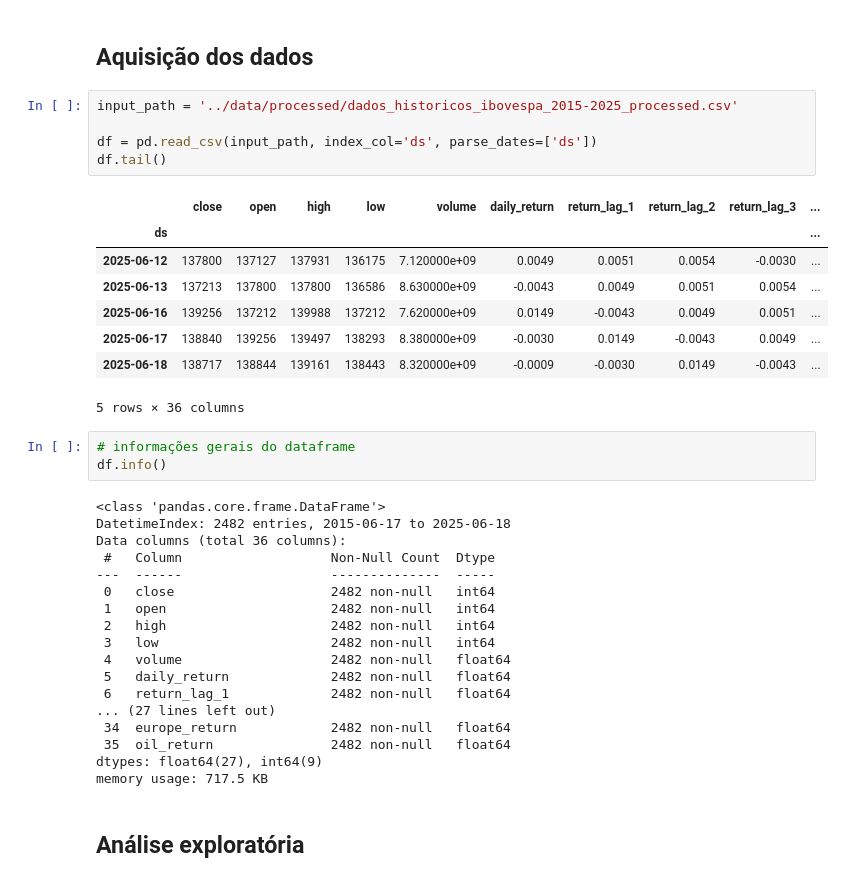
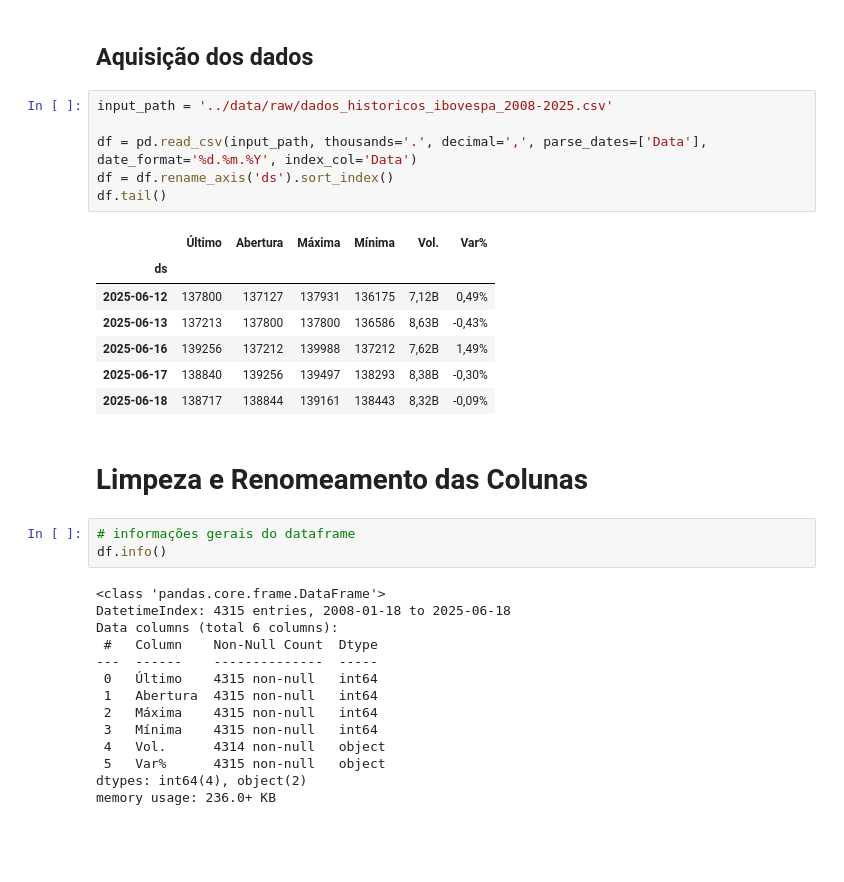
Before and after one commit to JacksonvBarbosa/Analise_Indice_Ibovespa, a Jupyter notebook: notebooks/02-exploratory-data-analysis-notebook.ipynb, the cells around one changed output. Cells and saved outputs as stored; diff of their text form; blank space fills up the shorter version.

```diff
--- a/notebooks/02-exploratory-data-analysis-notebook.ipynb
+++ b/notebooks/02-exploratory-data-analysis-notebook.ipynb
@@ -30,39 +40,35 @@ sns.set_palette(palette='mako')
 # %% [markdown]
 ## Aquisição dos dados
 # %%
-input_path = '../data/processed/dados_historicos_ibovespa_2015-2025_processed.csv'
+input_path = '../data/raw/dados_historicos_ibovespa_2008-2025.csv'
 
-df = pd.read_csv(input_path, index_col='ds', parse_dates=['ds'])
+df = pd.read_csv(input_path, thousands='.', decimal=',', parse_dates=['Data'], date_format='%d.%m.%Y', index_col='Data')
+df = df.rename_axis('ds').sort_index()
 df.tail()
 # %% [output]
-|  | close | open | high | low | volume | daily_return | return_lag_1 | return_lag_2 | return_lag_3 | ... |
-| ds |  |  |  |  |  |  |  |  |  | ... |
-| 2025-06-12 | 137800 | 137127 | 137931 | 136175 | 7.120000e+09 | 0.0049 | 0.0051 | 0.0054 | -0.0030 | ... |
-| 2025-06-13 | 137213 | 137800 | 137800 | 136586 | 8.630000e+09 | -0.0043 | 0.0049 | 0.0051 | 0.0054 | ... |
-| 2025-06-16 | 139256 | 137212 | 139988 | 137212 | 7.620000e+09 | 0.0149 | -0.0043 | 0.0049 | 0.0051 | ... |
-| 2025-06-17 | 138840 | 139256 | 139497 | 138293 | 8.380000e+09 | -0.0030 | 0.0149 | -0.0043 | 0.0049 | ... |
-| 2025-06-18 | 138717 | 138844 | 139161 | 138443 | 8.320000e+09 | -0.0009 | -0.0030 | 0.0149 | -0.0043 | ... |
+|  | Último | Abertura | Máxima | Mínima | Vol. | Var% |
+| ds |  |  |  |  |  |  |
+| 2025-06-12 | 137800 | 137127 | 137931 | 136175 | 7,12B | 0,49% |
+| 2025-06-13 | 137213 | 137800 | 137800 | 136586 | 8,63B | -0,43% |
+| 2025-06-16 | 139256 | 137212 | 139988 | 137212 | 7,62B | 1,49% |
+| 2025-06-17 | 138840 | 139256 | 139497 | 138293 | 8,38B | -0,30% |
+| 2025-06-18 | 138717 | 138844 | 139161 | 138443 | 8,32B | -0,09% |
-5 rows × 36 columns
+# %% [markdown]
+# Limpeza e Renomeamento das Colunas
 # %%
 # informações gerais do dataframe
 df.info()
 # %% [output]
 <class 'pandas.core.frame.DataFrame'>
-DatetimeIndex: 2482 entries, 2015-06-17 to 2025-06-18
-Data columns (total 36 columns):
- #   Column                   Non-Null Count  Dtype
----  ------                   --------------  -----
- 0   close                    2482 non-null   int64
- 1   open                     2482 non-null   int64
- 2   high                     2482 non-null   int64
- 3   low                      2482 non-null   int64
- 4   volume                   2482 non-null   float64
- 5   daily_return             2482 non-null   float64
- 6   return_lag_1             2482 non-null   float64
-... (27 lines left out)
- 34  europe_return            2482 non-null   float64
- 35  oil_return               2482 non-null   float64
-dtypes: float64(27), int64(9)
-memory usage: 717.5 KB
+DatetimeIndex: 4315 entries, 2008-01-18 to 2025-06-18
+Data columns (total 6 columns):
+ #   Column    Non-Null Count  Dtype
+---  ------    --------------  -----
+ 0   Último    4315 non-null   int64
+ 1   Abertura  4315 non-null   int64
+ 2   Máxima    4315 non-null   int64
+ 3   Mínima    4315 non-null   int64
+ 4   Vol.      4314 non-null   object
+ 5   Var%      4315 non-null   object
+dtypes: int64(4), object(2)
+memory usage: 236.0+ KB
-# %% [markdown]
-## Análise exploratória
```
Also changed, not shown: parts of 71 cells of this notebook, 31 other files.
